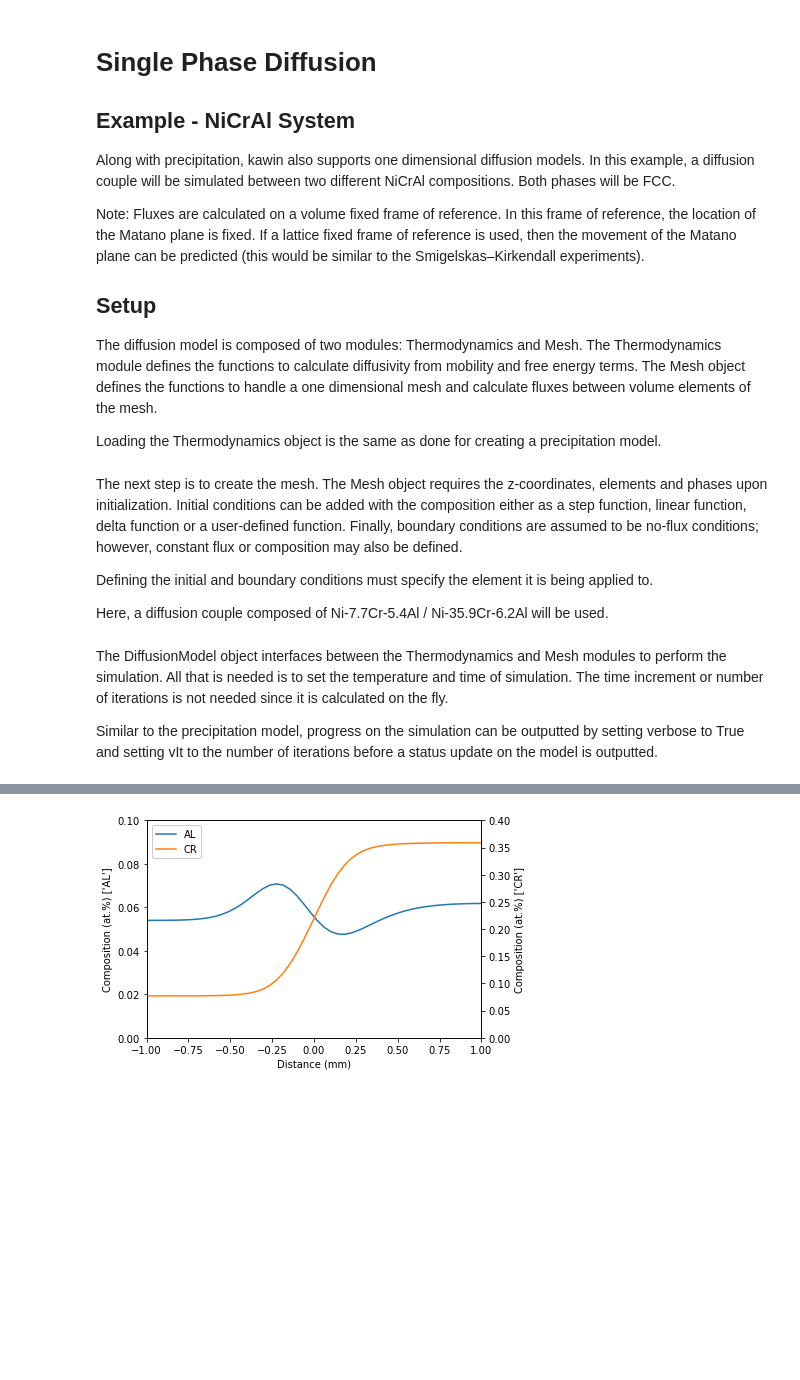
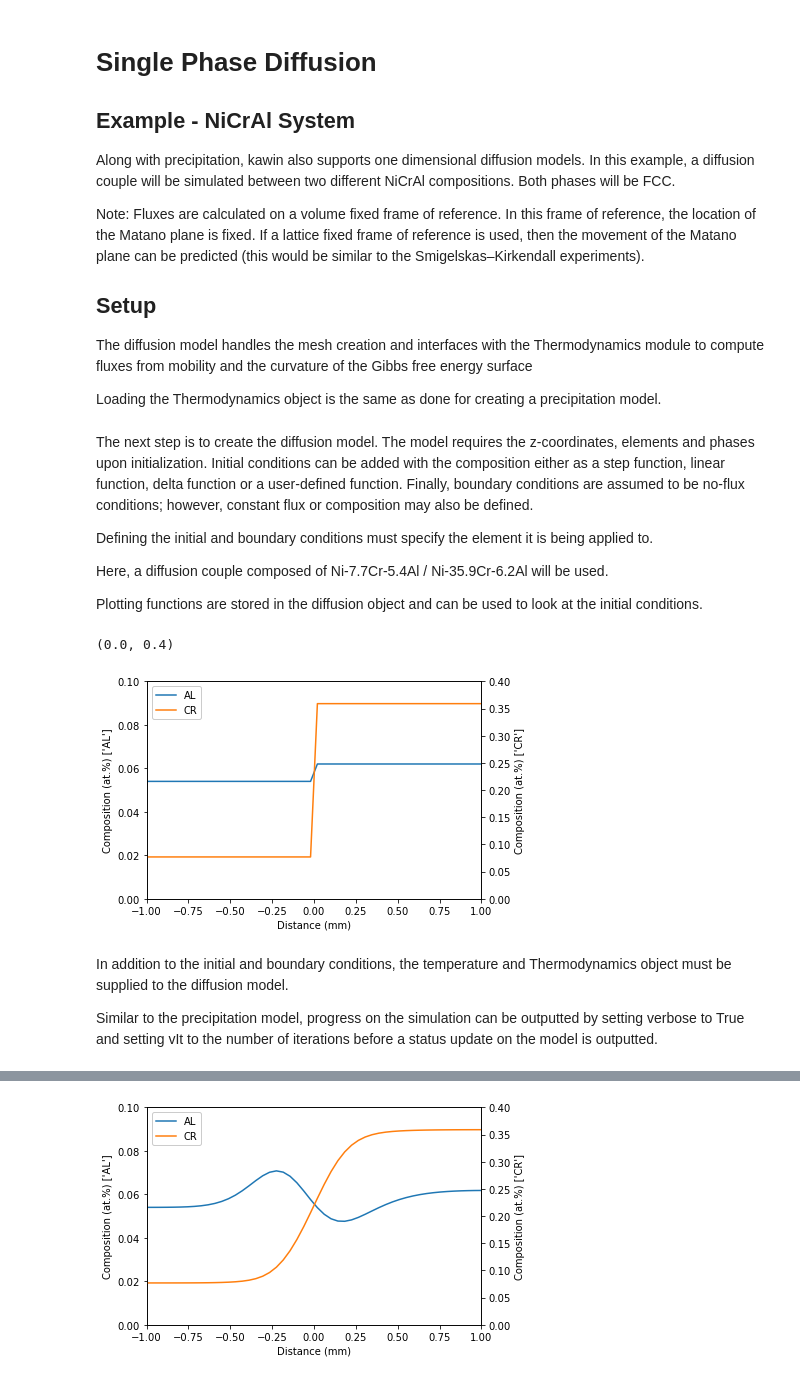
Before and after one commit to materialsgenomefoundation/kawin, a Jupyter notebook: examples/Single Phase Diffusion.ipynb, the cells around one changed output, grey strips where cells are left out. Saved outputs shown, nothing was run; the diff lists cells and outputs as text; code cells hidden in the pictures; blank space fills up the shorter version.

Commit message:
Refactoring and performance improvements of Diffusion model

```diff
--- a/examples/Single Phase Diffusion.ipynb
+++ b/examples/Single Phase Diffusion.ipynb
@@ -9,7 +9,7 @@ Note: Fluxes are calculated on a volume fixed frame of reference. In this frame
 
 ## Setup
 
-The diffusion model is composed of two modules: Thermodynamics and Mesh. The Thermodynamics module defines the functions to calculate diffusivity from mobility and free energy terms. The Mesh object defines the functions to handle a one dimensional mesh and calculate fluxes between volume elements of the mesh.
+The diffusion model handles the mesh creation and interfaces with the Thermodynamics module to compute fluxes from mobility and the curvature of the Gibbs free energy surface
 
 Loading the Thermodynamics object is the same as done for creating a precipitation model.
 # %%
@@ -17,22 +17,35 @@ from kawin.Thermodynamics import MulticomponentThermodynamics
 
 therm = MulticomponentThermodynamics('NiCrAl.tdb', ['NI', 'CR', 'AL'], ['FCC_A1'])
 # %% [markdown]
-The next step is to create the mesh. The Mesh object requires the z-coordinates, elements and phases upon initialization. Initial conditions can be added with the composition either as a step function, linear function, delta function or a user-defined function. Finally, boundary conditions are assumed to be no-flux conditions; however, constant flux or composition may also be defined.
+The next step is to create the diffusion model. The model requires the z-coordinates, elements and phases upon initialization. Initial conditions can be added with the composition either as a step function, linear function, delta function or a user-defined function. Finally, boundary conditions are assumed to be no-flux conditions; however, constant flux or composition may also be defined.
 
 Defining the initial and boundary conditions must specify the element it is being applied to.
 
 Here, a diffusion couple composed of Ni-7.7Cr-5.4Al / Ni-35.9Cr-6.2Al will be used.
+
+Plotting functions are stored in the diffusion object and can be used to look at the initial conditions.
 # %%
-from kawin.Mesh import Mesh1D
+from kawin.Diffusion import SinglePhaseModel
+import matplotlib.pyplot as plt
 
 #Define mesh spanning between -1mm to 1mm with 50 volume elements
-m = Mesh1D([-1e-3, 1e-3], 50, ['NI', 'CR', 'AL'], ['FCC_A1'])
+m = SinglePhaseModel([-1e-3, 1e-3], 50, ['NI', 'CR', 'AL'], ['FCC_A1'])
 
 #Define Cr and Al composition, with step-wise change at z=0
 m.setCompositionStep(0.077, 0.359, 0, 'CR')
 m.setCompositionStep(0.054, 0.062, 0, 'AL')
+
+fig, axL = plt.subplots(1, 1)
+axL, axR = m.plotTwoAxis(axL, ['AL'], ['CR'], zScale = 1/1000)
+axL.set_xlim([-1, 1])
+axL.set_xlabel('Distance (mm)')
+axL.set_ylim([0, 0.1])
+axR.set_ylim([0, 0.4])
+# %% [output]
+(0.0, 0.4)
+[figure, added]
 # %% [markdown]
-The DiffusionModel object interfaces between the Thermodynamics and Mesh modules to perform the simulation. All that is needed is to set the temperature and time of simulation. The time increment or number of iterations is not needed since it is calculated on the fly.
+In addition to the initial and boundary conditions, the temperature and Thermodynamics object must be supplied to the diffusion model.
 
 Similar to the precipitation model, progress on the simulation can be outputted by setting verbose to True and setting vIt to the number of iterations before a status update on the model is outputted.
 # %%
```
Also changed, not shown: parts of 4 cells of this notebook, 4 other files.
